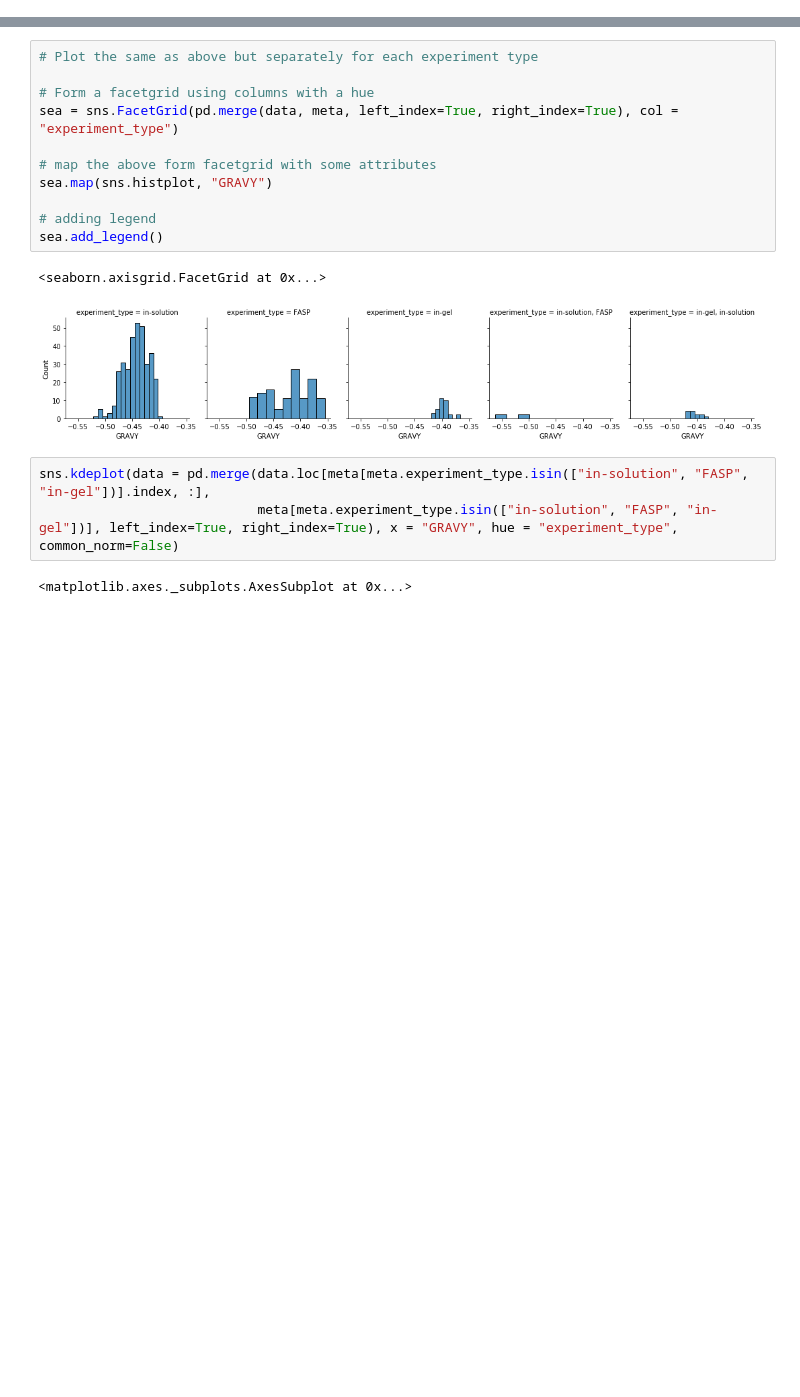
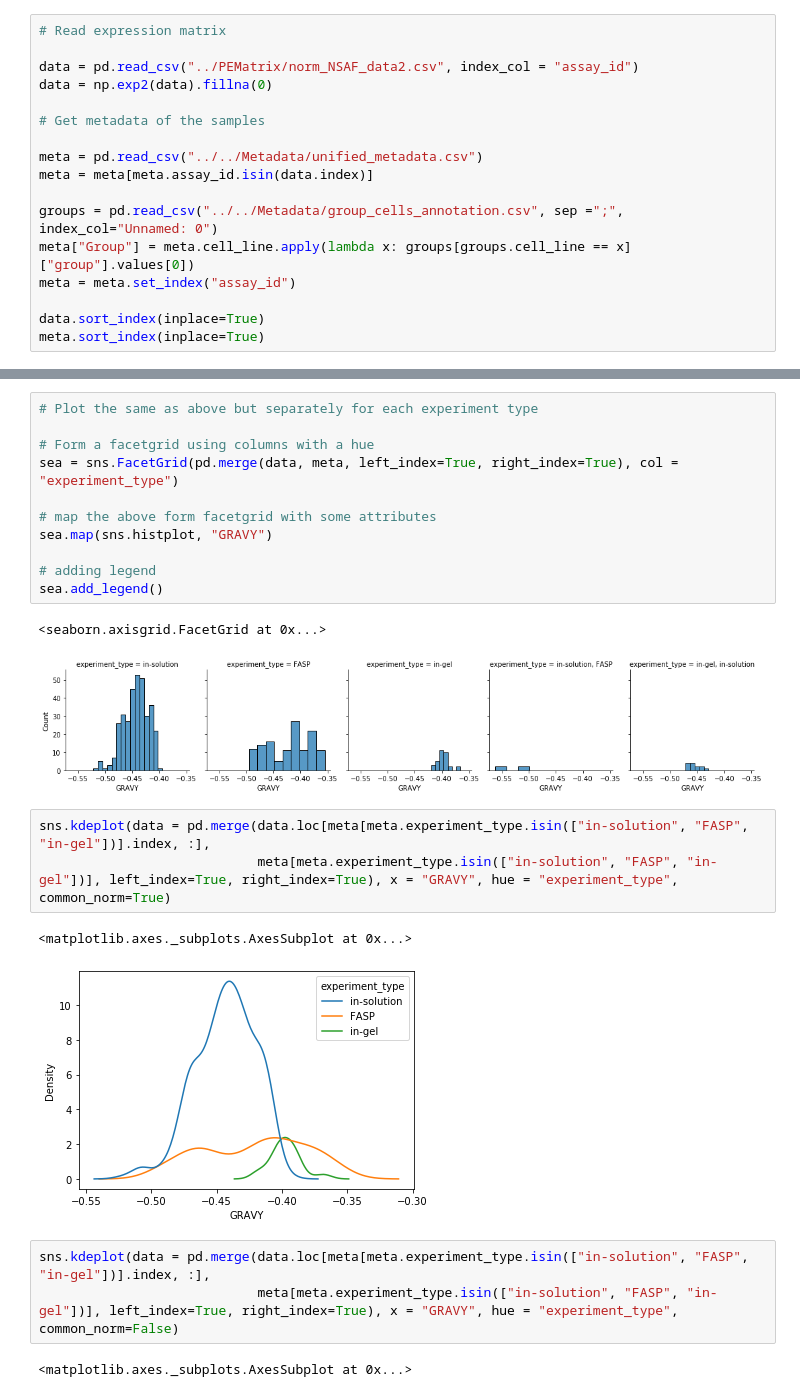
Before and after one commit to SamvPy/Master_thesis_AJ_22_23, a Jupyter notebook: master_thesis/Atlas_analysis/exploration/digestion_exploration.ipynb, the cells around one changed output, grey strips where cells are left out. Cells and saved outputs as stored; diff of their text form; blank space fills up the shorter version.

```diff
--- a/master_thesis/Atlas_analysis/exploration/digestion_exploration.ipynb
+++ b/master_thesis/Atlas_analysis/exploration/digestion_exploration.ipynb
@@ -116,0 +112,17 @@ data = np.exp2(data).fillna(0)
+# %%
+# Read expression matrix
+
+data = pd.read_csv("../PEMatrix/norm_NSAF_data2.csv", index_col = "assay_id")
+data = np.exp2(data).fillna(0)
+
+# Get metadata of the samples
+
+meta = pd.read_csv("../../Metadata/unified_metadata.csv")
+meta = meta[meta.assay_id.isin(data.index)]
+
+groups = pd.read_csv("../../Metadata/group_cells_annotation.csv", sep =";", index_col="Unnamed: 0")
+meta["Group"] = meta.cell_line.apply(lambda x: groups[groups.cell_line == x]["group"].values[0])
+meta = meta.set_index("assay_id")
+
+data.sort_index(inplace=True)
+meta.sort_index(inplace=True)
@@ -204,6 +180,12 @@ sea.add_legend()
 # %% [output]
 <seaborn.axisgrid.FacetGrid at 0x...>
 [figure]
+# %%
+sns.kdeplot(data = pd.merge(data.loc[meta[meta.experiment_type.isin(["in-solution", "FASP", "in-gel"])].index, :],
+                            meta[meta.experiment_type.isin(["in-solution", "FASP", "in-gel"])], left_index=True, right_index=True), x = "GRAVY", hue = "experiment_type", common_norm=True)
+# %% [output]
+<matplotlib.axes._subplots.AxesSubplot at 0x...>
+[figure, added]
 # %%
 sns.kdeplot(data = pd.merge(data.loc[meta[meta.experiment_type.isin(["in-solution", "FASP", "in-gel"])].index, :],
                             meta[meta.experiment_type.isin(["in-solution", "FASP", "in-gel"])], left_index=True, right_index=True), x = "GRAVY", hue = "experiment_type", common_norm=False)
```
Also changed, not shown: parts of 27 cells of this notebook, 25 other files.
